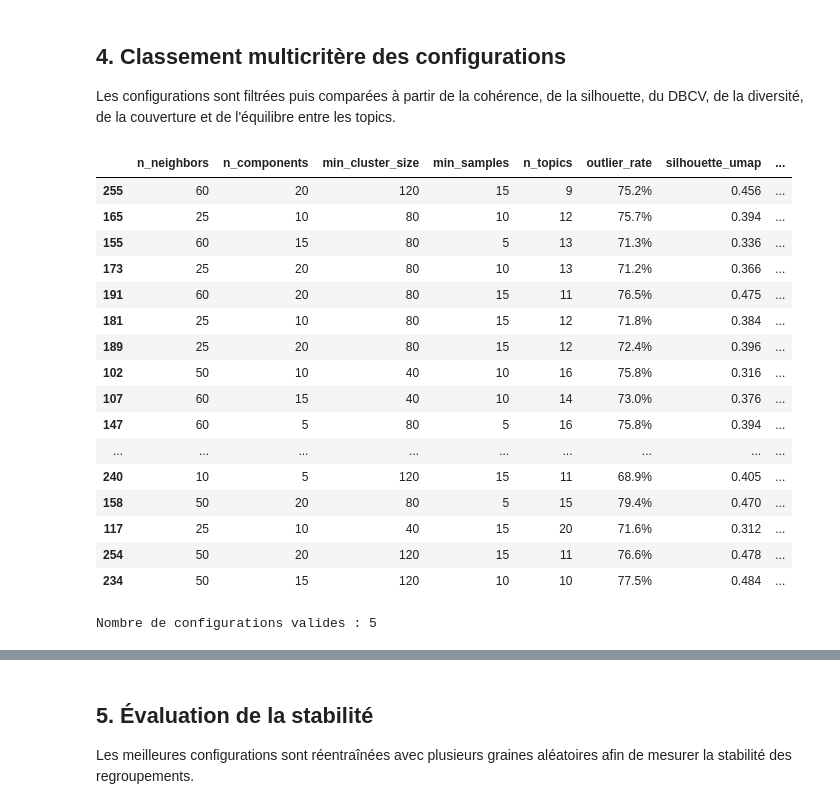
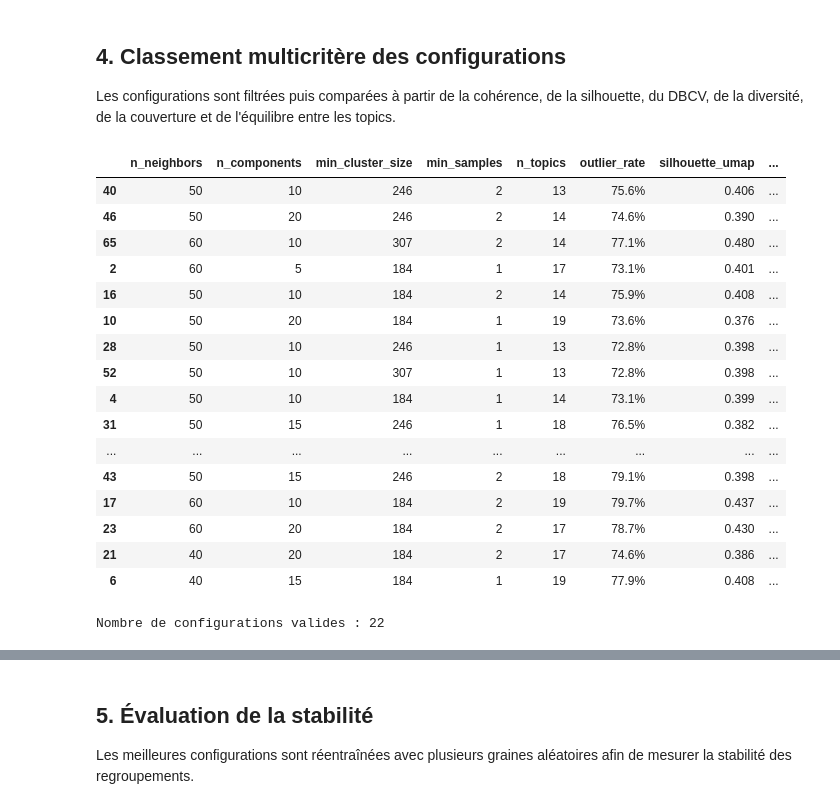
Before and after one commit to MorganRichard25/zola-dtm, a Jupyter notebook: 02_notebook_analyse/01_recherche_hyperparametres.ipynb, the cells around one changed output, grey strips where cells are left out. Saved outputs shown, nothing was run; the diff lists cells and outputs as text; code cells hidden in the pictures.

```diff
--- a/02_notebook_analyse/01_recherche_hyperparametres.ipynb
+++ b/02_notebook_analyse/01_recherche_hyperparametres.ipynb
@@ -602,7 +592,7 @@ Configuration 2/256
 
 Les configurations sont filtrées puis comparées à partir de la cohérence, de la silhouette, du DBCV, de la diversité, de la couverture et de l'équilibre entre les topics.
 # %%
-resultats_df = pd.read_csv(Path("..")/"data"/"3_optimisation"/"resultats_grille_bertopic.csv", encoding="utf-8")
+resultats_df = pd.read_csv(Path("..") / "data" / "3_optimisation" / "resultats_grille_bertopic.csv")
 
 resultats_valides = (resultats_df[resultats_df["status"] == "ok"].copy())
 
@@ -616,49 +606,49 @@ colonnes_affichage = [
     "silhouette_umap",
     "dbcv",
     "coherence_cv",
     "topic_diversity",
     "min_topic_size_observed",
     "median_topic_size",
     "max_topic_size_observed",
     "largest_topic_share",
     "duration_seconds"
 ]
 
 display(
     resultats_valides[colonnes_affichage]
     .sort_values(
         ["coherence_cv", "silhouette_umap"],
         ascending=False
     )
     .head(20)
     .style.format({
         "outlier_rate": "{:.1%}",
         "silhouette_umap": "{:.3f}",
         "dbcv": "{:.3f}",
         "coherence_cv": "{:.3f}",
         "topic_diversity": "{:.3f}",
         "largest_topic_share": "{:.1%}",
         "duration_seconds": "{:.1f}"
     })
 )
 # %% [output]
 |  | n_neighbors | n_components | min_cluster_size | min_samples | n_topics | outlier_rate | silhouette_umap | ... |
-| 255 | 60 | 20 | 120 | 15 | 9 | 75.2% | 0.456 | ... |
-| 165 | 25 | 10 | 80 | 10 | 12 | 75.7% | 0.394 | ... |
-| 155 | 60 | 15 | 80 | 5 | 13 | 71.3% | 0.336 | ... |
-| 173 | 25 | 20 | 80 | 10 | 13 | 71.2% | 0.366 | ... |
-| 191 | 60 | 20 | 80 | 15 | 11 | 76.5% | 0.475 | ... |
-| 181 | 25 | 10 | 80 | 15 | 12 | 71.8% | 0.384 | ... |
-| 189 | 25 | 20 | 80 | 15 | 12 | 72.4% | 0.396 | ... |
-| 102 | 50 | 10 | 40 | 10 | 16 | 75.8% | 0.316 | ... |
-| 107 | 60 | 15 | 40 | 10 | 14 | 73.0% | 0.376 | ... |
-| 147 | 60 | 5 | 80 | 5 | 16 | 75.8% | 0.394 | ... |
+| 40 | 50 | 10 | 246 | 2 | 13 | 75.6% | 0.406 | ... |
+| 46 | 50 | 20 | 246 | 2 | 14 | 74.6% | 0.390 | ... |
+| 65 | 60 | 10 | 307 | 2 | 14 | 77.1% | 0.480 | ... |
+| 2 | 60 | 5 | 184 | 1 | 17 | 73.1% | 0.401 | ... |
+| 16 | 50 | 10 | 184 | 2 | 14 | 75.9% | 0.408 | ... |
+| 10 | 50 | 20 | 184 | 1 | 19 | 73.6% | 0.376 | ... |
+| 28 | 50 | 10 | 246 | 1 | 13 | 72.8% | 0.398 | ... |
+| 52 | 50 | 10 | 307 | 1 | 13 | 72.8% | 0.398 | ... |
+| 4 | 50 | 10 | 184 | 1 | 14 | 73.1% | 0.399 | ... |
+| 31 | 50 | 15 | 246 | 1 | 18 | 76.5% | 0.382 | ... |
 | ... | ... | ... | ... | ... | ... | ... | ... | ... |
-| 240 | 10 | 5 | 120 | 15 | 11 | 68.9% | 0.405 | ... |
-| 158 | 50 | 20 | 80 | 5 | 15 | 79.4% | 0.470 | ... |
-| 117 | 25 | 10 | 40 | 15 | 20 | 71.6% | 0.312 | ... |
-| 254 | 50 | 20 | 120 | 15 | 11 | 76.6% | 0.478 | ... |
-| 234 | 50 | 15 | 120 | 10 | 10 | 77.5% | 0.484 | ... |
+| 43 | 50 | 15 | 246 | 2 | 18 | 79.1% | 0.398 | ... |
+| 17 | 60 | 10 | 184 | 2 | 19 | 79.7% | 0.437 | ... |
+| 23 | 60 | 20 | 184 | 2 | 17 | 78.7% | 0.430 | ... |
+| 21 | 40 | 20 | 184 | 2 | 17 | 74.6% | 0.386 | ... |
+| 6 | 40 | 15 | 184 | 1 | 19 | 77.9% | 0.408 | ... |
 # %%
 candidats = (
     resultats_valides
@@ -680,7 +670,7 @@ candidats = candidats[
     (candidats["n_topics"] >= 10)
 
     # Écarter les modèles classant presque tout en bruit
-    & (candidats["outlier_rate"] <= 0.6)
+    & (candidats["outlier_rate"] <= 0.75)
 
     # Écarter les modèles dominés par un seul topic
     & (candidats["largest_topic_share"] <= 0.40)
@@ -688,7 +678,7 @@ candidats = candidats[
 
 print("Nombre de configurations valides :",len(candidats))
 # %% [output]
-Nombre de configurations valides : 5
+Nombre de configurations valides : 22
 # %%
 # Plus la valeur est élevée, mieux c'est
 candidats["coherence_rank"] = (candidats["coherence_cv"].rank(pct=True))
```
Also changed, not shown: parts of 10 cells of this notebook, 13 other files.
